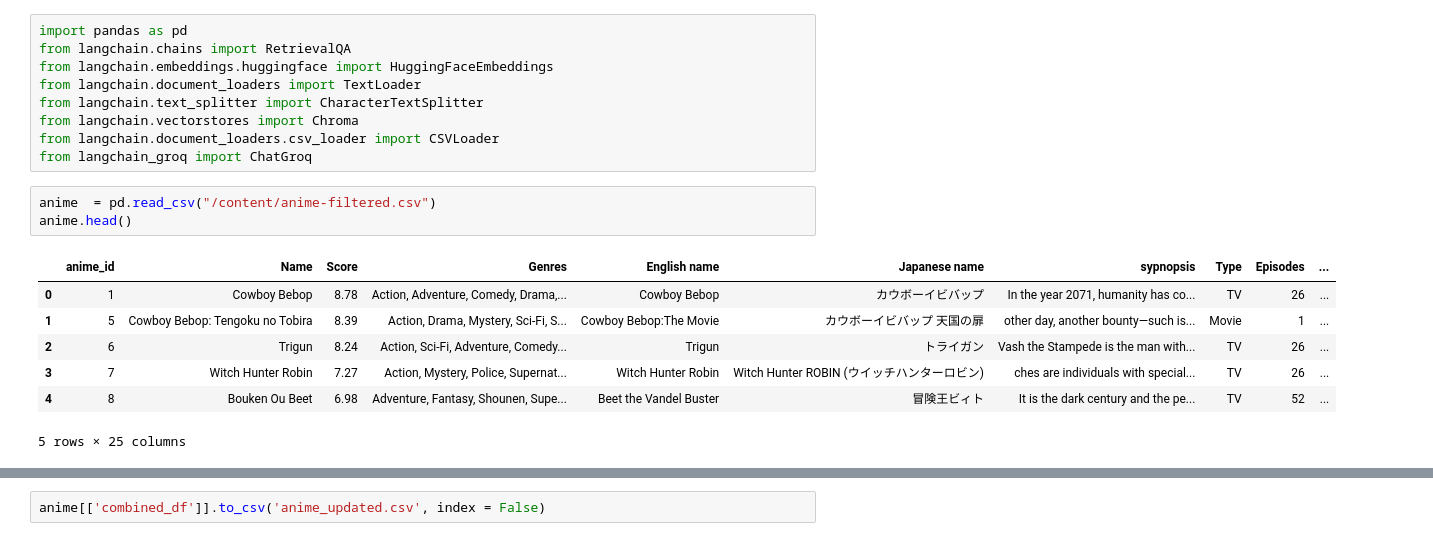
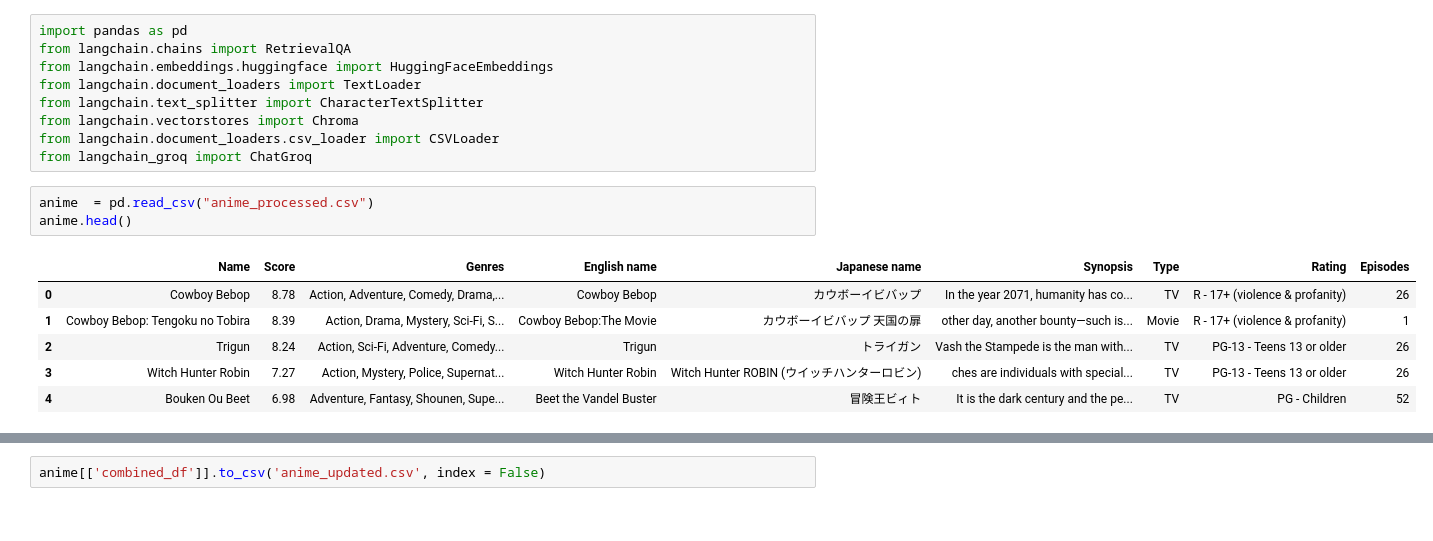
Before and after one commit to KhalPrawira/Movie_Recomendation_ISmile_TuBes, a Jupyter notebook: App.ipynb, the cells around one changed output, grey strips where cells are left out. Saved outputs shown, nothing was run; the diff lists cells and outputs as text.

```diff
--- a/App.ipynb
+++ b/App.ipynb
@@ -28,13 +53,12 @@ from langchain.vectorstores import Chroma
 from langchain.document_loaders.csv_loader import CSVLoader
 from langchain_groq import ChatGroq
 # %%
-anime  = pd.read_csv("/content/anime-filtered.csv")
+anime  = pd.read_csv("anime_processed.csv")
 anime.head()
 # %% [output]
-|  | anime_id | Name | Score | Genres | English name | Japanese name | sypnopsis | Type | Episodes | ... |
-| 0 | 1 | Cowboy Bebop | 8.78 | Action, Adventure, Comedy, Drama,... | Cowboy Bebop | カウボーイビバップ | In the year 2071, humanity has co... | TV | 26 | ... |
-| 1 | 5 | Cowboy Bebop: Tengoku no Tobira | 8.39 | Action, Drama, Mystery, Sci-Fi, S... | Cowboy Bebop:The Movie | カウボーイビバップ 天国の扉 | other day, another bounty—such is... | Movie | 1 | ... |
-| 2 | 6 | Trigun | 8.24 | Action, Sci-Fi, Adventure, Comedy... | Trigun | トライガン | Vash the Stampede is the man with... | TV | 26 | ... |
-| 3 | 7 | Witch Hunter Robin | 7.27 | Action, Mystery, Police, Supernat... | Witch Hunter Robin | Witch Hunter ROBIN (ウイッチハンターロビン) | ches are individuals with special... | TV | 26 | ... |
-| 4 | 8 | Bouken Ou Beet | 6.98 | Adventure, Fantasy, Shounen, Supe... | Beet the Vandel Buster | 冒険王ビィト | It is the dark century and the pe... | TV | 52 | ... |
+|  | Name | Score | Genres | English name | Japanese name | Synopsis | Type | Rating | Episodes |
+| 0 | Cowboy Bebop | 8.78 | Action, Adventure, Comedy, Drama,... | Cowboy Bebop | カウボーイビバップ | In the year 2071, humanity has co... | TV | R - 17+ (violence & profanity) | 26 |
+| 1 | Cowboy Bebop: Tengoku no Tobira | 8.39 | Action, Drama, Mystery, Sci-Fi, S... | Cowboy Bebop:The Movie | カウボーイビバップ 天国の扉 | other day, another bounty—such is... | Movie | R - 17+ (violence & profanity) | 1 |
+| 2 | Trigun | 8.24 | Action, Sci-Fi, Adventure, Comedy... | Trigun | トライガン | Vash the Stampede is the man with... | TV | PG-13 - Teens 13 or older | 26 |
+| 3 | Witch Hunter Robin | 7.27 | Action, Mystery, Police, Supernat... | Witch Hunter Robin | Witch Hunter ROBIN (ウイッチハンターロビン) | ches are individuals with special... | TV | PG-13 - Teens 13 or older | 26 |
+| 4 | Bouken Ou Beet | 6.98 | Adventure, Fantasy, Shounen, Supe... | Beet the Vandel Buster | 冒険王ビィト | It is the dark century and the pe... | TV | PG - Children | 52 |
-5 rows × 25 columns
```
Also changed, not shown: parts of 6 cells of this notebook, 3 other files.
